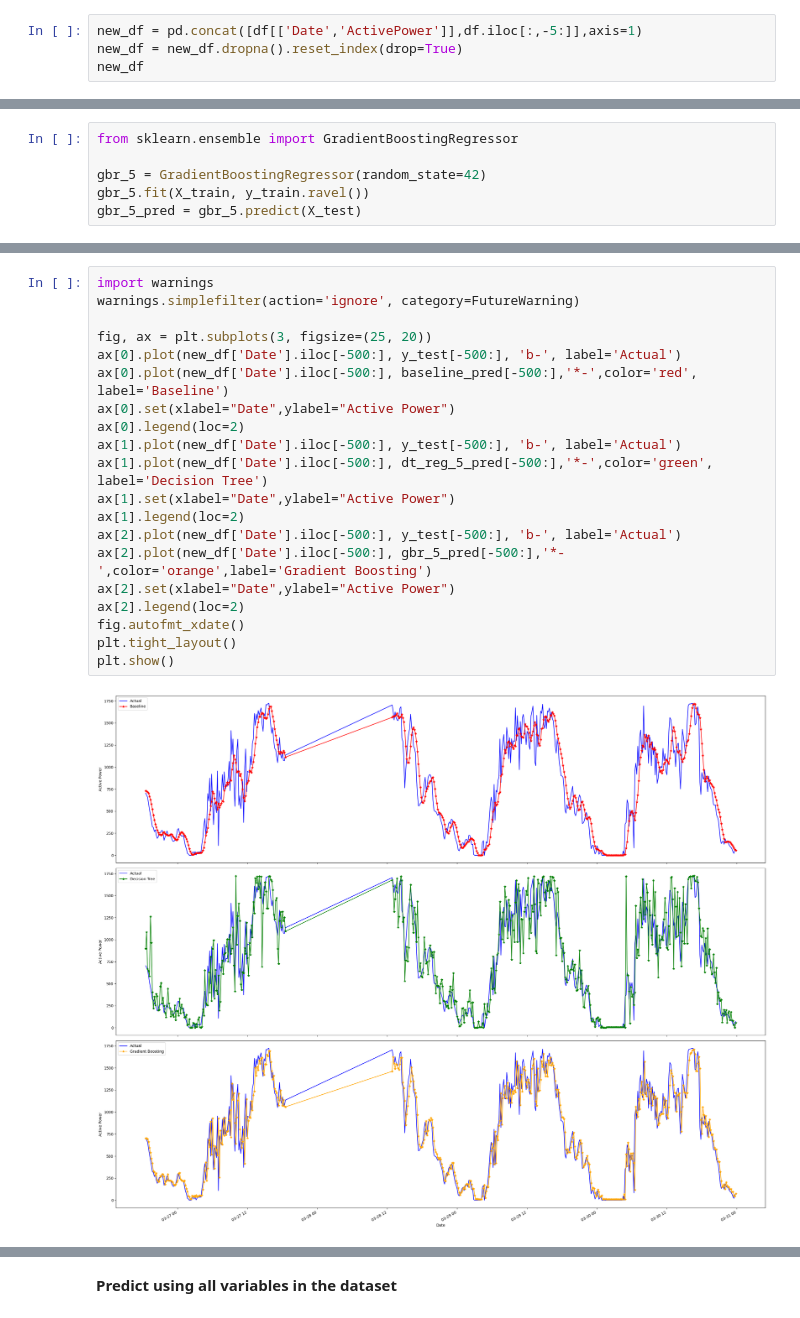
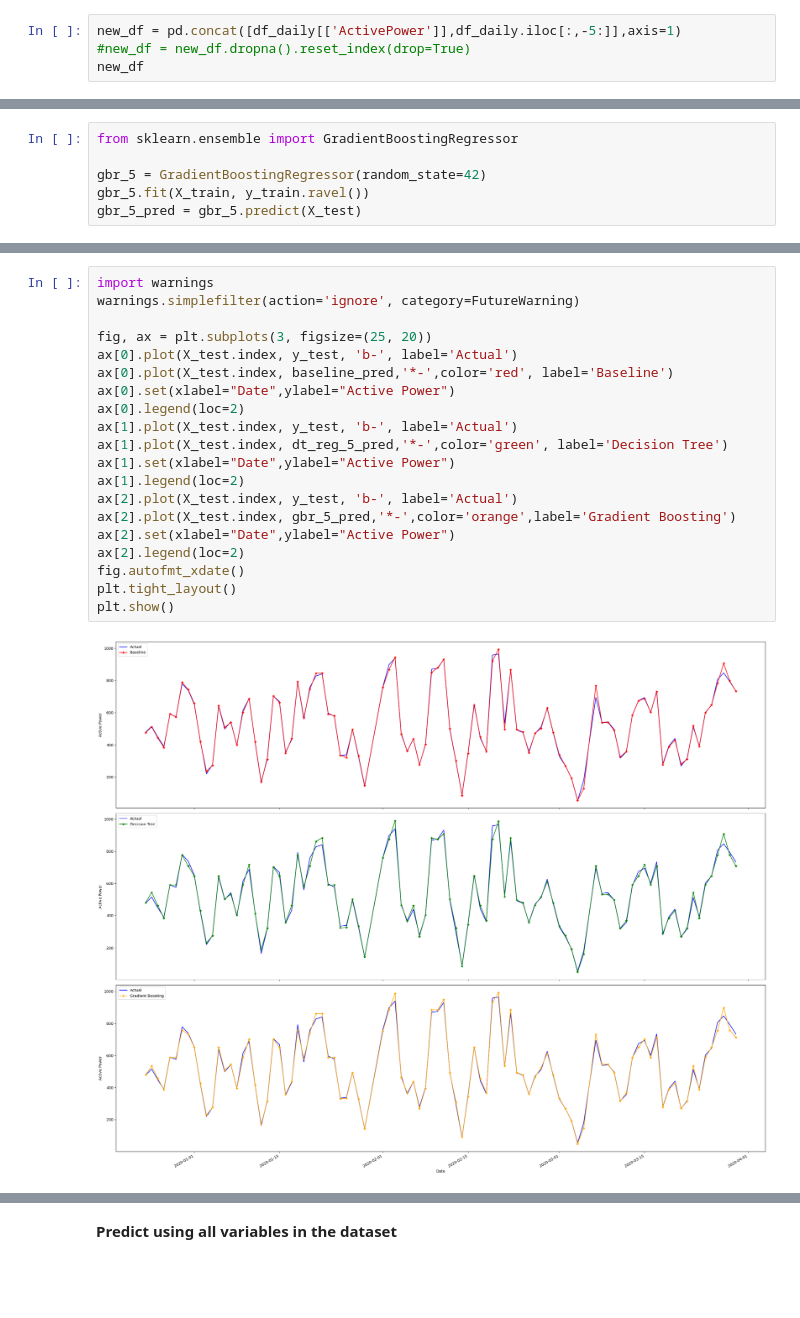
Before and after one commit to acrulopez/data-mining-UPM, a Jupyter notebook: Project.ipynb, the cells around one changed output, grey strips where cells are left out. Saved outputs shown, nothing was run; the diff lists cells and outputs as text; blank space fills up the shorter version.

```diff
--- a/Project.ipynb
+++ b/Project.ipynb
@@ -386,7 +387,7 @@ __Predict the next time step using a sequence of past observations__
 
 We are going to use the __ActivePower__ value from the previous 5 days to predict the value for the next day.
 # %%
-new_df = pd.concat([df[['Date','ActivePower']],df.iloc[:,-5:]],axis=1)
-new_df = new_df.dropna().reset_index(drop=True)
+new_df = pd.concat([df_daily[['ActivePower']],df_daily.iloc[:,-5:]],axis=1)
+#new_df = new_df.dropna().reset_index(drop=True)
 new_df
 # %% [output]
@@ -451,22 +461,22 @@ plt.show()
 # %%
 import warnings
 warnings.simplefilter(action='ignore', category=FutureWarning)
 
 fig, ax = plt.subplots(3, figsize=(25, 20))
-ax[0].plot(new_df['Date'].iloc[-500:], y_test[-500:], 'b-', label='Actual')
-ax[0].plot(new_df['Date'].iloc[-500:], baseline_pred[-500:],'*-',color='red', label='Baseline')
+ax[0].plot(X_test.index, y_test, 'b-', label='Actual')
+ax[0].plot(X_test.index, baseline_pred,'*-',color='red', label='Baseline')
 ax[0].set(xlabel="Date",ylabel="Active Power")
 ax[0].legend(loc=2)
-ax[1].plot(new_df['Date'].iloc[-500:], y_test[-500:], 'b-', label='Actual')
-ax[1].plot(new_df['Date'].iloc[-500:], dt_reg_5_pred[-500:],'*-',color='green', label='Decision Tree')
+ax[1].plot(X_test.index, y_test, 'b-', label='Actual')
+ax[1].plot(X_test.index, dt_reg_5_pred,'*-',color='green', label='Decision Tree')
 ax[1].set(xlabel="Date",ylabel="Active Power")
 ax[1].legend(loc=2)
-ax[2].plot(new_df['Date'].iloc[-500:], y_test[-500:], 'b-', label='Actual')
-ax[2].plot(new_df['Date'].iloc[-500:], gbr_5_pred[-500:],'*-',color='orange',label='Gradient Boosting')
+ax[2].plot(X_test.index, y_test, 'b-', label='Actual')
+ax[2].plot(X_test.index, gbr_5_pred,'*-',color='orange',label='Gradient Boosting')
 ax[2].set(xlabel="Date",ylabel="Active Power")
 ax[2].legend(loc=2)
 fig.autofmt_xdate()
 plt.tight_layout()
 plt.show()
 # %% [output]
-[figure, old version]
+[figure, new version]
```
Also changed, not shown: parts of 14 cells of this notebook.
